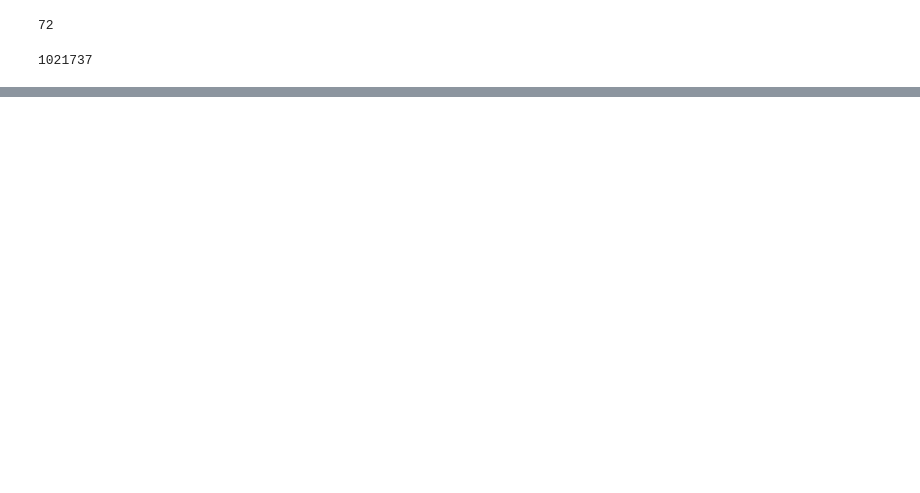
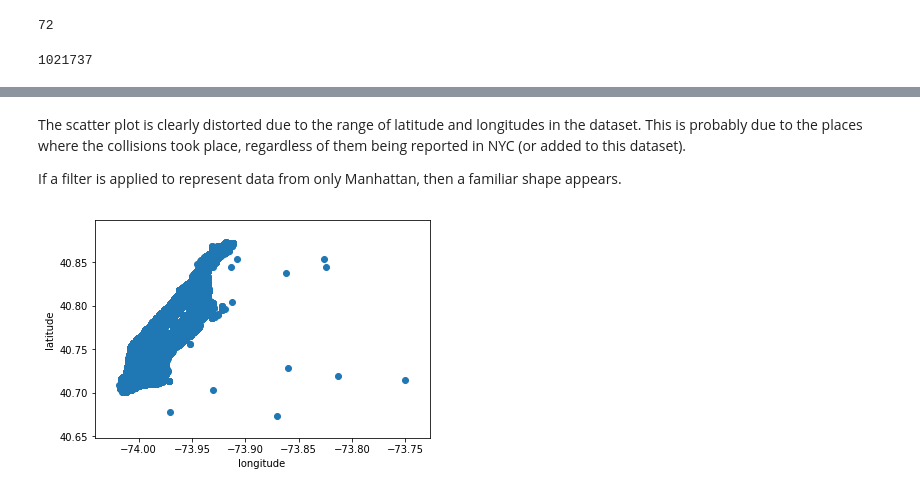
Before and after one commit to tnarik/training-odsc_europe_2017, a Jupyter notebook: 02-tf_for_beginners/notebooks/Manhattan.ipynb, the cells around one changed output, grey strips where cells are left out. Drawn from its saved outputs; the diff is of its cells as text; code cells hidden in the pictures; blank space fills up the shorter version.

```diff
--- a/02-tf_for_beginners/notebooks/Manhattan.ipynb
+++ b/02-tf_for_beginners/notebooks/Manhattan.ipynb
@@ -107,0 +81,10 @@ data[data['LATITUDE'] == data['LATITUDE'].max()]
+# %% [markdown]
+The scatter plot is clearly distorted due to the range of latitude and longitudes in the dataset. This is probably due to the places where the collisions took place, regardless of them being reported in NYC (or added to this dataset).
+
+If a filter is applied to represent data from only Manhattan, then a familiar shape appears.
+# %%
+plt.scatter(data.loc[data['is_manhattan'], 'LONGITUDE'], data.loc[data['is_manhattan'], 'LATITUDE']);
+plt.xlabel('longitude');
+plt.ylabel('latitude');
+# %% [output]
+[figure, added]
```
Also changed, not shown: parts of 30 cells of this notebook.
